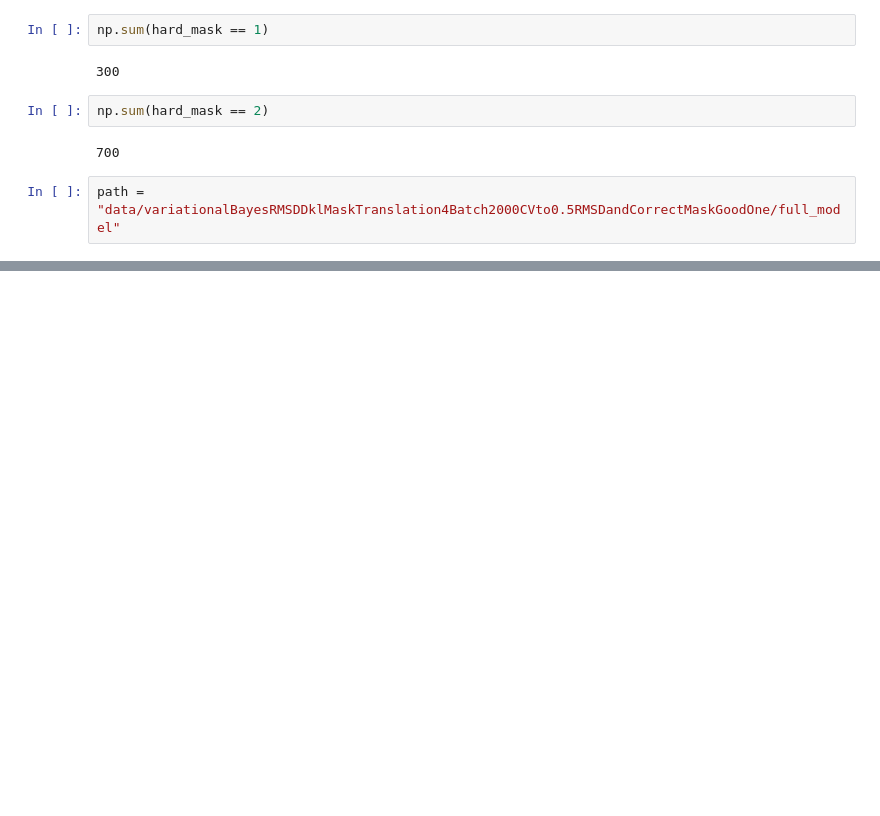
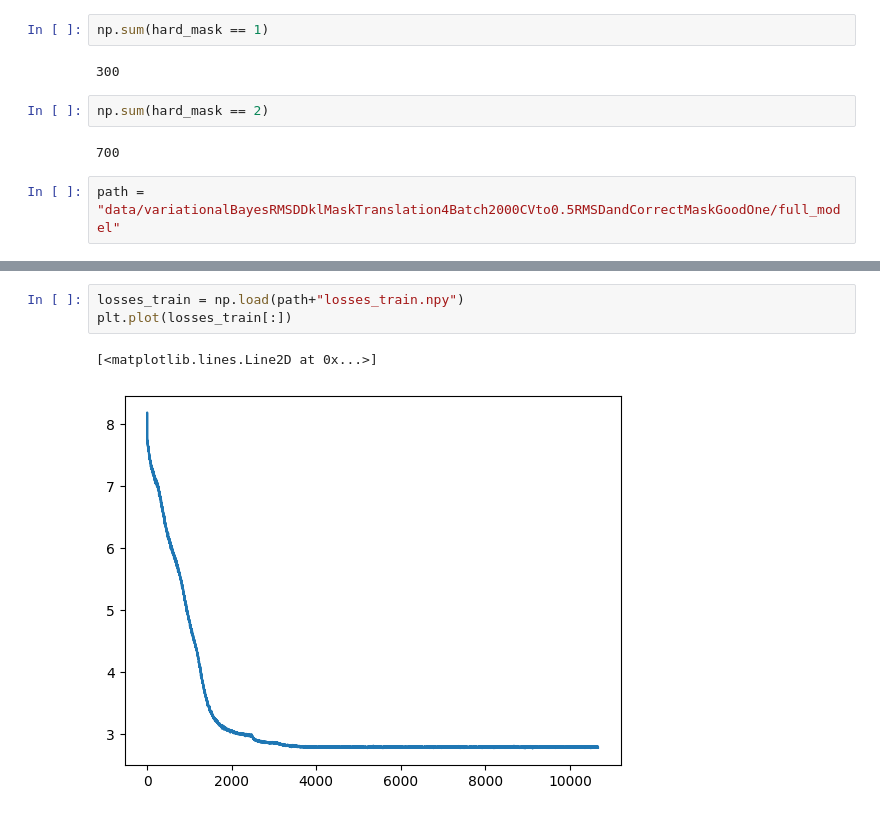
Before and after one commit to Gabriel-Ducrocq/segmentationCryoEM, a Jupyter notebook: Untitled.ipynb, the cells around one changed output, grey strips where cells are left out. Cells and saved outputs as stored; diff of their text form; blank space fills up the shorter version.

```diff
--- a/Untitled.ipynb
+++ b/Untitled.ipynb
@@ -415,0 +432,6 @@ path = "data/variationalBayesRMSDDklMaskTranslation4Batch2000CVto0.5RMSDandCorre
+# %%
+losses_train = np.load(path+"losses_train.npy")
+plt.plot(losses_train[:])
+# %% [output]
+[<matplotlib.lines.Line2D at 0x...>]
+[figure, added]
```
Also changed, not shown: parts of 14 cells of this notebook, 3 other files.
